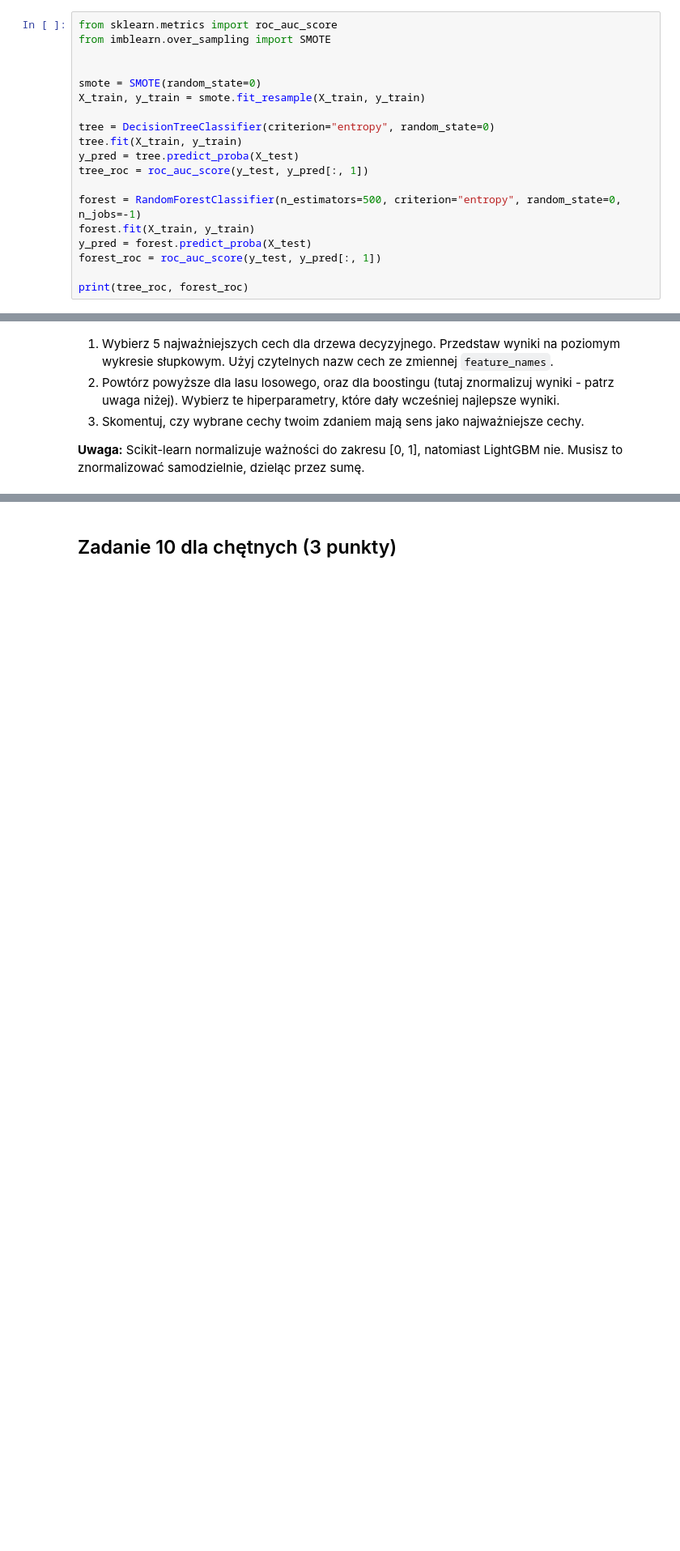
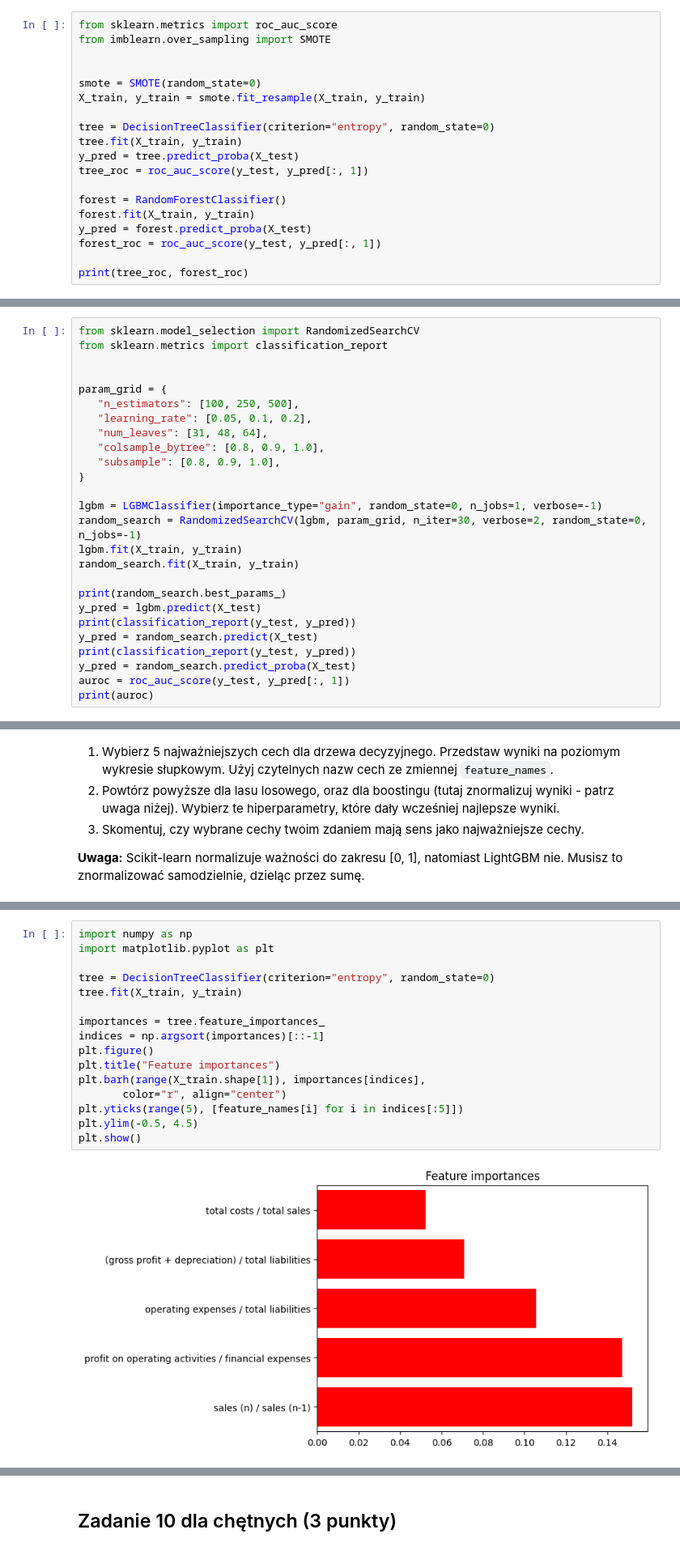
Before and after one commit to michaltomaszewski1/sztuczna-inteligencja, a Jupyter notebook: lab2/lab_2.ipynb, the cells around one changed output, grey strips where cells are left out. Shown: that part at 81% size. Saved outputs shown, nothing was run; the diff lists cells and outputs as text; blank space fills up the shorter version.

```diff
--- a/lab2/lab_2.ipynb
+++ b/lab2/lab_2.ipynb
@@ -321,7 +335,7 @@ tree.fit(X_train, y_train)
 y_pred = tree.predict_proba(X_test)
 tree_roc = roc_auc_score(y_test, y_pred[:, 1])
 
-forest = RandomForestClassifier(n_estimators=500, criterion="entropy", random_state=0, n_jobs=-1)
+forest = RandomForestClassifier()
 forest.fit(X_train, y_train)
 y_pred = forest.predict_proba(X_test)
 forest_roc = roc_auc_score(y_test, y_pred[:, 1])
@@ -439,0 +507,26 @@ Hiperparametry LightGBMa są dobrze opisane w oficjalnej dokumentacji: [wersja k
+# %%
+from sklearn.model_selection import RandomizedSearchCV
+from sklearn.metrics import classification_report
+
+
+param_grid = {
+   "n_estimators": [100, 250, 500],
+   "learning_rate": [0.05, 0.1, 0.2],
+   "num_leaves": [31, 48, 64],
+   "colsample_bytree": [0.8, 0.9, 1.0],
+   "subsample": [0.8, 0.9, 1.0],
+}
+
+lgbm = LGBMClassifier(importance_type="gain", random_state=0, n_jobs=1, verbose=-1)
+random_search = RandomizedSearchCV(lgbm, param_grid, n_iter=30, verbose=2, random_state=0, n_jobs=-1)
+lgbm.fit(X_train, y_train)
+random_search.fit(X_train, y_train)
+
+print(random_search.best_params_)
+y_pred = lgbm.predict(X_test)
+print(classification_report(y_test, y_pred))
+y_pred = random_search.predict(X_test)
+print(classification_report(y_test, y_pred))
+y_pred = random_search.predict_proba(X_test)
+auroc = roc_auc_score(y_test, y_pred[:, 1])
+print(auroc)
@@ -486,0 +594,18 @@ Ze względu na powyższe, ważności cech normalizuje się często do zakresu [0
+# %%
+import numpy as np
+import matplotlib.pyplot as plt
+
+tree = DecisionTreeClassifier(criterion="entropy", random_state=0)
+tree.fit(X_train, y_train)
+
+importances = tree.feature_importances_
+indices = np.argsort(importances)[::-1]
+plt.figure()
+plt.title("Feature importances")
+plt.barh(range(X_train.shape[1]), importances[indices],
+       color="r", align="center")
+plt.yticks(range(5), [feature_names[i] for i in indices[:5]])
+plt.ylim(-0.5, 4.5)
+plt.show()
+# %% [output]
+[figure, added]
```
Also changed, not shown: parts of 24 cells of this notebook.
